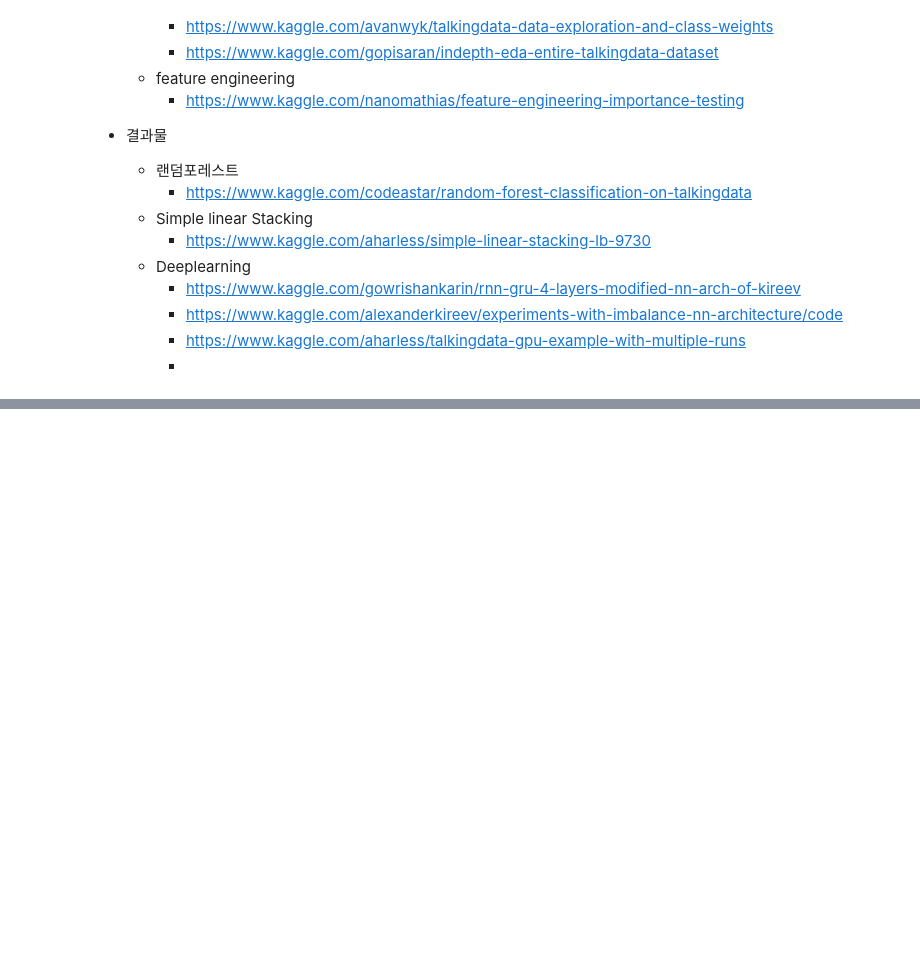
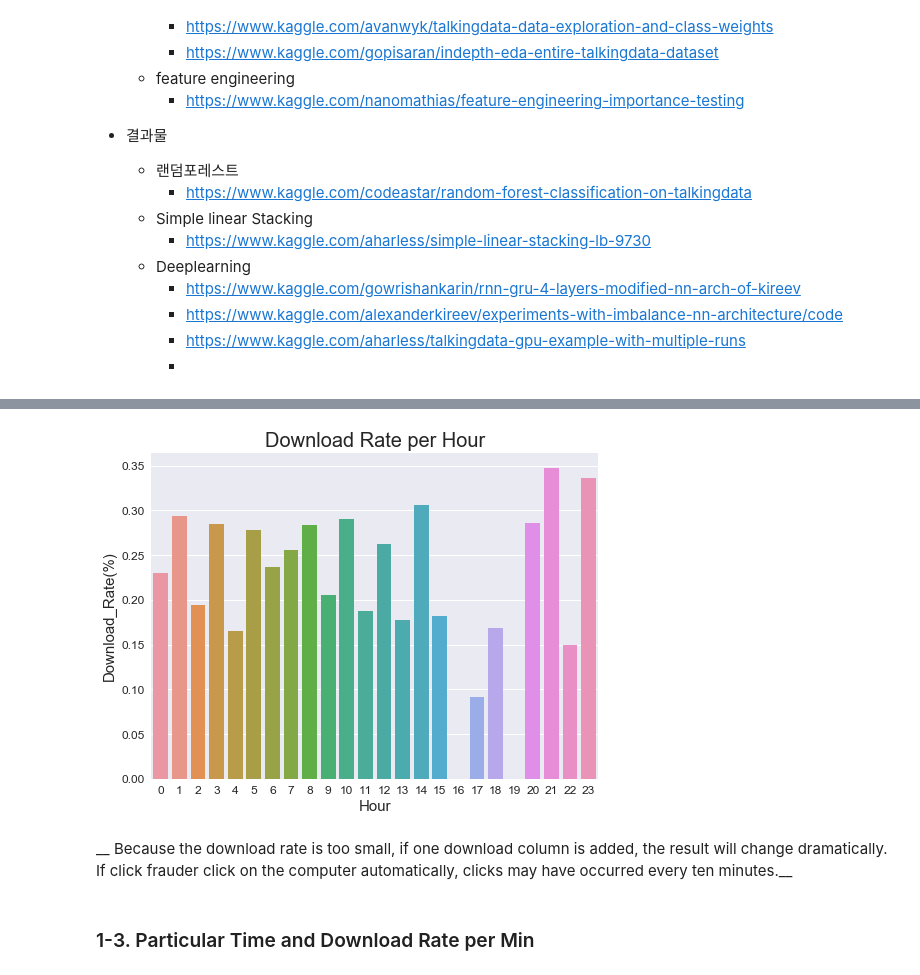
Before and after one commit to Dohppak/Kaggle-Iceburg_project, a Jupyter notebook: Fraud Detection/TalkingData AdTracking Fraud Detection.ipynb, the cells around one changed output, grey strips where cells are left out. Saved outputs shown, nothing was run; the diff lists cells and outputs as text; code cells hidden in the pictures; blank space fills up the shorter version.

```diff
--- a/Fraud Detection/TalkingData AdTracking Fraud Detection.ipynb
+++ b/Fraud Detection/TalkingData AdTracking Fraud Detection.ipynb
@@ -62,0 +262,3 @@ The test data is similar, with the following differences:
+# %%
+count_per_hour = data.groupby('hour', as_index = False).count()
+count_per_hour
@@ -62,0 +285,3 @@ The test data is similar, with the following differences:
+# %%
+count_per_hour = count_per_hour[['hour', 'app', 'attributed_time']]
+count_per_hour.head()
@@ -62,0 +295,4 @@ The test data is similar, with the following differences:
+# %%
+count_per_hour = count_per_hour.rename(columns = {'app': 'click_count', 'attributed_time': 'download_count'})
+count_per_hour['download_rate'] = count_per_hour['download_count'] / count_per_hour['click_count'] * 100
+count_per_hour.head()
@@ -62,0 +306,13 @@ The test data is similar, with the following differences:
+# %%
+fig, ax = plt.subplots(figsize=(8, 6))
+sns.barplot(x='hour', y='download_rate', data=count_per_hour);
+plt.ylabel('Download_Rate(%)', fontsize=15)
+plt.xlabel('Hour', fontsize=15)
+ax.set_title('Download Rate per Hour', fontsize = 20);
+# %% [output]
+[figure, added]
+# %% [markdown]
+__ Because the download rate is too small, if one download column is added, the result will change dramatically.
+If click frauder click on the computer automatically, clicks may have occurred every ten minutes.__
+# %% [markdown]
+### 1-3. Particular Time and Download Rate per Min
```
Also changed, not shown: parts of 86 cells of this notebook, 6 other files.
